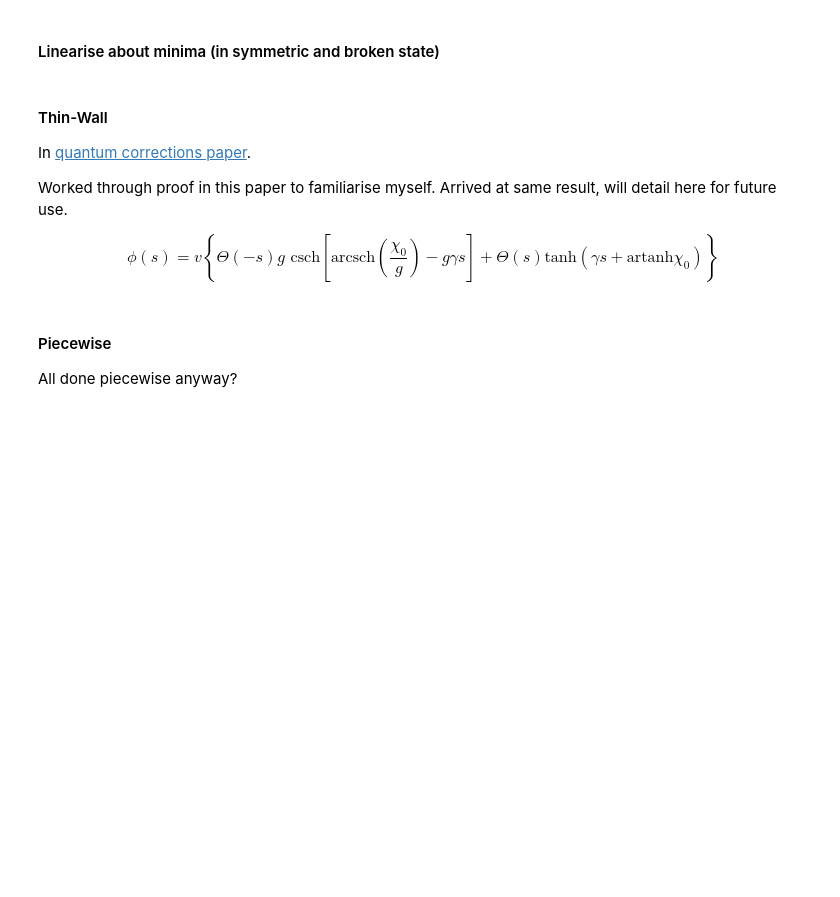
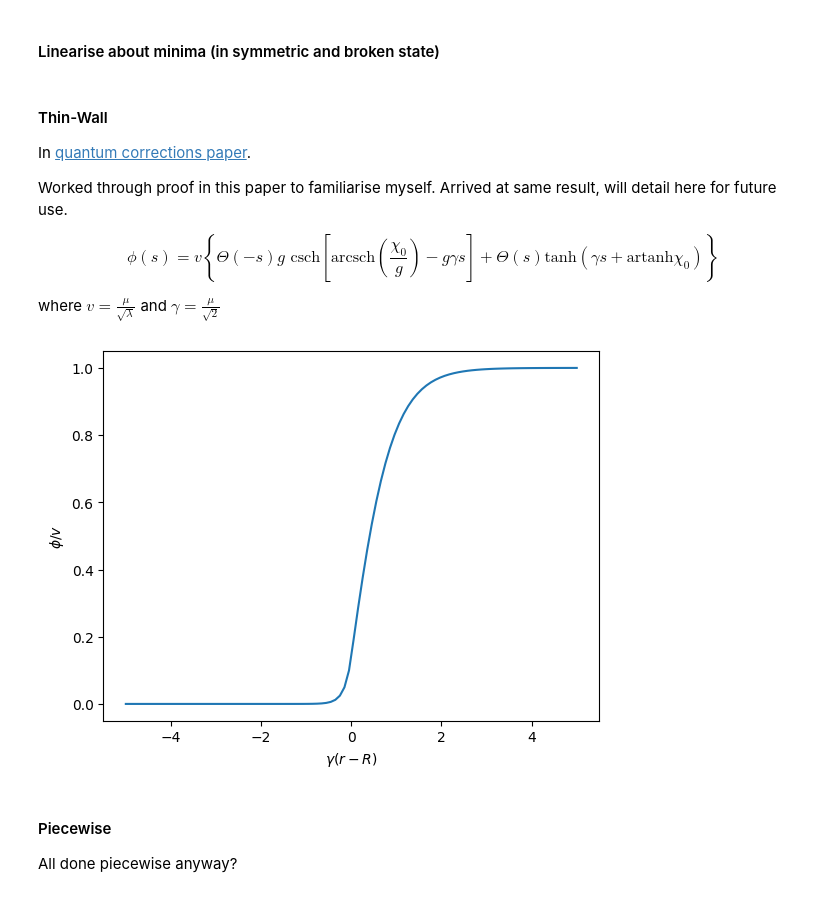
Before and after one commit to Joe-Egan-22/Master-s-Project, a Jupyter notebook: Project_Notebook.ipynb, the cells around one changed output. Saved outputs shown, nothing was run; the diff lists cells and outputs as text; code cells hidden in the pictures; blank space fills up the shorter version.

Commit message:
Wrote code to plot thin-wall symmetron solution and attempted numerical solution

```diff
--- a/Project_Notebook.ipynb
+++ b/Project_Notebook.ipynb
@@ -702,6 +702,82 @@ Worked through proof in this paper to familiarise myself. Arrived at same result
 $$
 \phi(s) = v\left\{ \Theta(-s)g\text{ csch}\left[ \text{arcsch}\left(\frac{\chi_0}{g}\right) - g\gamma s \right] + \Theta(s)\text{tanh}(\gamma s + \text{artanh}\chi_0) \right\}
 $$
+
+where $v = \frac{\mu}{\sqrt{\lambda}}$ and $\gamma = \frac{\mu}{\sqrt{2}}$
+# %%
+'''
+This code builds the analytical function above which results from applying the thin-
+wall approximation to the symmetron model.
+
+Then plots the function with respect to (gamma x s).
+
+The result concurrs with that found in the paper linked above.
+'''
+
+import numpy as np
+import matplotlib.pyplot as plt
+
+def analytical_eq(s):
+    '''
+    Builds the analytical equation found by applying thin-wall
+    approximation to symmetron model
+
+    Variables:
+    s: Array, domain of the analytical function
+
+    Outputs:
+    phi: Array, function array resulting from operation on variable s
+    '''
+
+    p = 25 # Phase parameter
+    g = np.sqrt(2*(p - 1)) # The effective mass of interior scalar fluctuations in units of γ
+    x0 = (2 + g**2)**(-1/2) # Field boundary value
+    pve_step = np.heaviside(s, 0) # Step function Theta(s) to isolate exterior
+    nve_step = np.heaviside(-s, 0) # Step function Theta(-s) to isolate interior
+
+
+    a = np.asinh(g/x0) - g*s
+    interior = nve_step * g * (1/np.sinh(a))
+    exterior = pve_step * np.tanh(s + np.atanh(x0)) # Exterior term of equation
+
+    phi = (interior + exterior)
+
+    return phi
+
+def plot(s, phi):
+    '''
+    Creates figure, plots two arrays and annotates.
+
+    Variables:
+    s: Array
+    phi: Array
+
+    Outputs:
+    None
+    '''
+
+    fig, ax = plt.subplots()
+    ax.set_xlabel(r'$\gamma(r-R)$')
+    ax.set_ylabel(r'$\phi / v$')
+
+    plt.plot(s,phi)
+    plt.show
+
+    return None
+
+def main():
+
+    s = np.linspace(-5,5,100)
+
+    phi = analytical_eq(s)
+    plot(s, phi)
+
+    return None
+
+if __name__ == '__main__':
+    main()
+# %% [output]
+[figure, added]
 # %% [markdown]
 #### Piecewise
 
```
Also changed, not shown: parts of 1 cell of this notebook.
